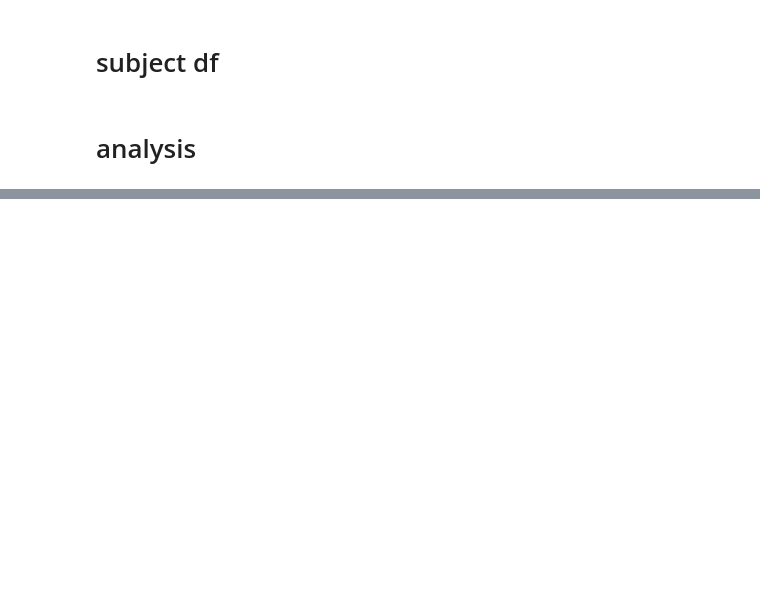
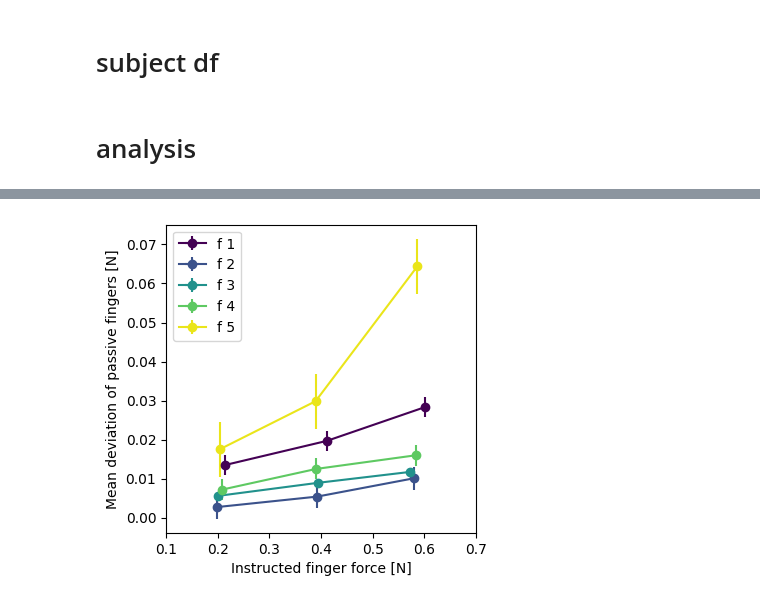
Before and after one commit to alighavam/finger_individuation, a Jupyter notebook: individuation.ipynb, the cells around one changed output, grey strips where cells are left out. Drawn from its saved outputs; the diff is of its cells as text; code cells hidden in the pictures; blank space fills up the shorter version.

```diff
--- a/individuation.ipynb
+++ b/individuation.ipynb
@@ -172,0 +199,61 @@ for f in range(1, 6):
+# %%
+df = pd.read_csv(os.path.join(analysisDir, 's101.csv'))
+force_centers = [0.2, 0.4, 0.6]
+
+# Fixed blue shades per finger (f1 darkest → f5 lightest)
+finger_colors = {
+    1: '#440154',
+    2: '#3b528b',
+    3: '#21918c',
+    4: '#5ec962',
+    5: '#eae51a',
+}
+
+# non-instructed finger avg_force vs instructed finger avg_force
+fig, ax = plt.subplots(nrows=1, ncols=1, figsize=(4,4))
+for f in range(1, 6):
+    x = {'1': [],
+         '2': [],
+         '3': [],
+         '4': [],
+         '5': []}
+    y = {'1': [],
+         '2': [],
+         '3': [],
+         '4': [],
+         '5': []}
+    xerr = {'1': [],
+            '2': [],
+            '3': [],
+            '4': [],
+            '5': []}
+    yerr = {'1': [],
+            '2': [],
+            '3': [],
+            '4': [],
+            '5': []}
+    for fc in force_centers:
+        rows = (df['instructed_hand']==1) & (df['instructed_finger']==f) & (df['force_center']==fc) & (df['success']==1)
+        avg_forces = df[rows][['r1', 'r2', 'r3', 'r4', 'r5']].values
+        baseline = df[rows][['Br1', 'Br2', 'Br3', 'Br4', 'Br5']].values
+        MD_p = df[rows]['MD_p'].values
+
+        force = avg_forces - baseline
+
+        x_mean = np.mean(force[:,f-1])
+        xerr = np.std(force[:,f-1]) / np.sqrt(force.shape[0])
+        y_mean = np.mean(MD_p)
+        yerr = np.std(MD_p) / np.sqrt(MD_p.shape[0])
+
+        x[str(f)].append(x_mean)
+        y[str(f)].append(y_mean)
+
+    ax.errorbar(x[str(f)], y[str(f)], xerr=xerr, yerr=yerr, fmt='o-', color=finger_colors[f], label='f '+str(f))
+    ax.set_xlabel('Instructed finger force [N]')
+    ax.set_ylabel('Mean deviation of passive fingers [N]')
+    ax.legend()
+    ax.set_xlim([0.1, 0.7])
+
+plt.show()
+# %% [output]
+[figure, added]
```
Also changed, not shown: parts of 2 cells of this notebook, 4 other files.
